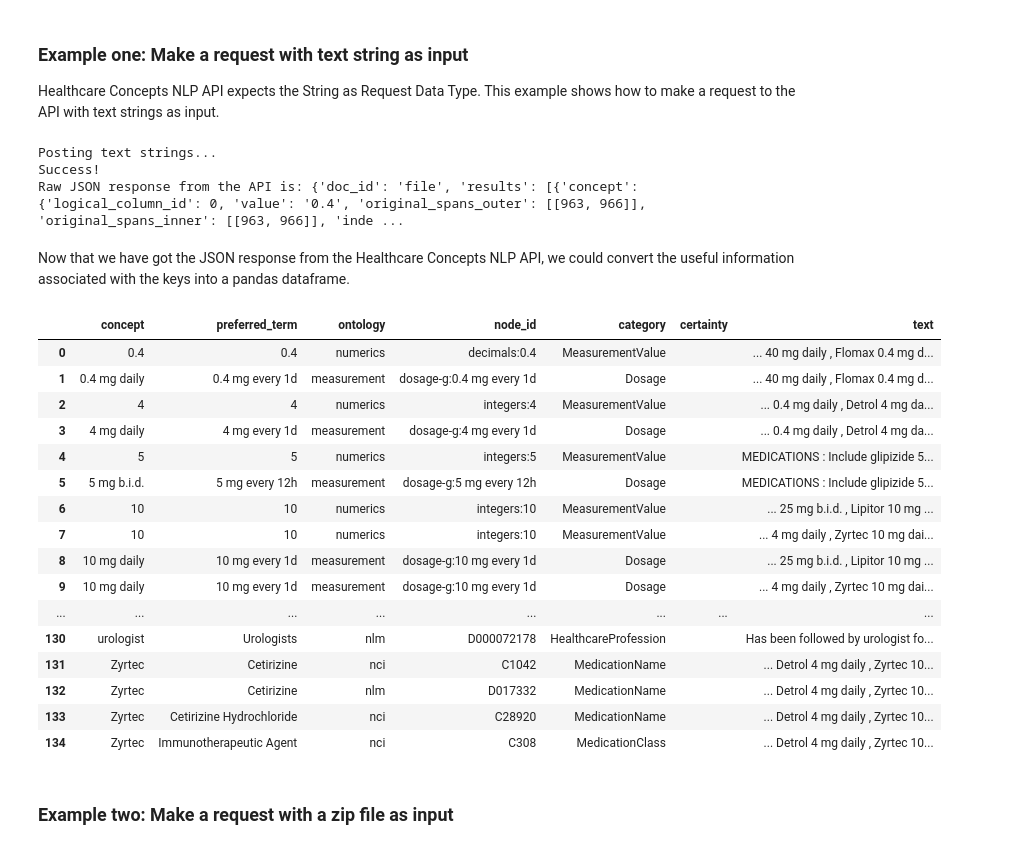
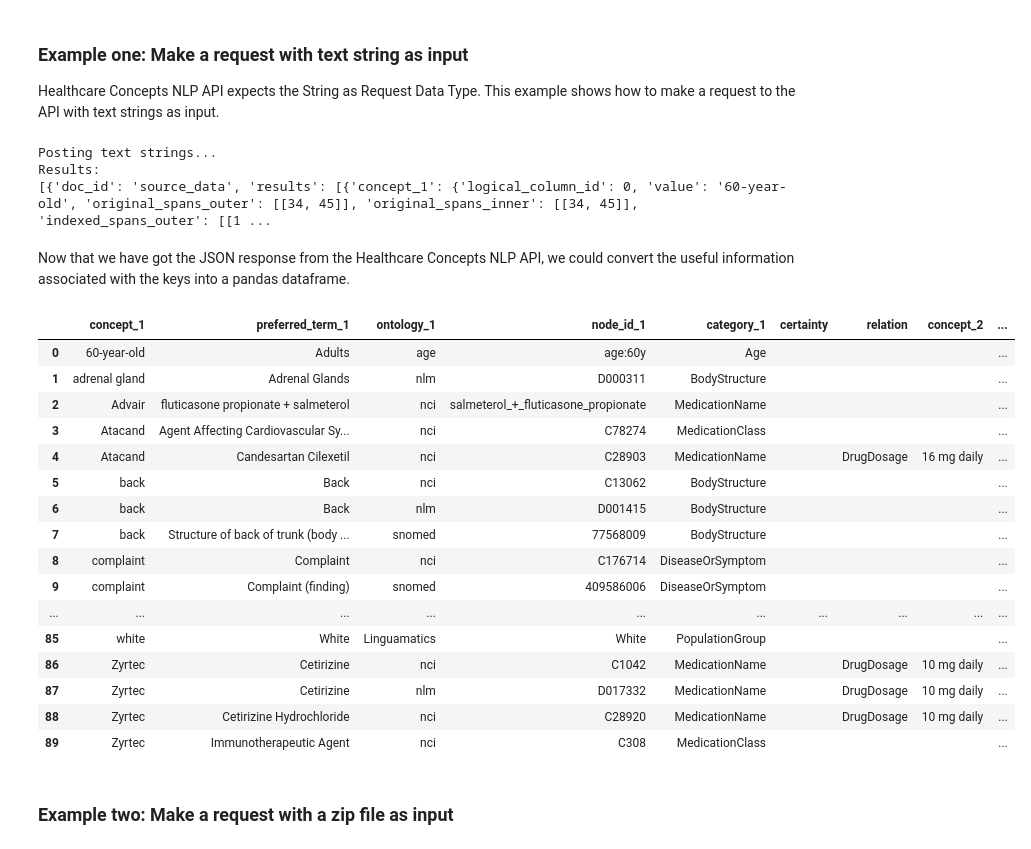
Before and after one commit to iqvianlp/api_notebooks, a Jupyter notebook: Healthcare Concepts.ipynb, the cells around one changed output. Saved outputs shown, nothing was run; the diff lists cells and outputs as text; code cells hidden in the pictures.

```diff
--- a/Healthcare Concepts.ipynb
+++ b/Healthcare Concepts.ipynb
@@ -46,62 +36,70 @@ Congratulations! Your credentials are accepted!
 Healthcare Concepts NLP API expects the String as Request Data Type. This example shows how to make a request to the API with text strings as input.
 # %%
 import requests
+import time
 
 # Define input text
 input_text = "HISTORY OF PRESENT ILLNESS:  This 60-year-old white male is referred to us by his medical physician with a complaint of recent finding of a both pancreatic lesion and lesions with left adrenal gland.  The patient's history dates back to at the end of the January of this past year when he began experiencing symptoms consistent with difficulty almost like a suffocating feeling whenever he would lie flat on his back.  He noticed whenever he would recline backwards, he would begin this feeling and it is so bad now that he can barely recline, very little before he has this feeling. He does have a history of frequent urination.  Has been followed by urologist for this.  There is no family history of pancreatic cancer.  There is a history of gallstone pancreatitis in the patient's sister. MEDICATIONS:  Include glipizide 5 mg b.i.d., metformin 500 mg b.i.d., Atacand 16 mg daily, metoprolol 25 mg b.i.d., Lipitor 10 mg daily, pantoprazole 40 mg daily, Flomax 0.4 mg daily, Detrol 4 mg daily, Zyrtec 10 mg daily, Advair Diskus 100/50 mcg one puff b.i.d., and fluticasone spray 50 mcg two sprays daily. PAST SURGICAL HISTORY:  He has not had any previous surgery."
 
 # Make a request
 print("Posting text strings...")
-response = requests.post(api_marketplace_url, headers=mkp_headers, files={'file': input_text})
+response = requests.post(api_marketplace_url, headers=mkp_headers, files={'source_data': input_text})
+
+# Poll the API until results are available
+while response.status_code == 202:
+    print('Results are not available yet. Waiting 5 seconds before polling again...')
+    time.sleep(5)
+    run_identifier = response.json()['id']
+    response = requests.get(url=f'{api_marketplace_url}/{run_identifier}', headers=headers)
 
 # Check the response
-if response.status_code == 200:
-    print("Success!")
-    body_json = response.json()
-    print(f"Raw JSON response from the API is: {body_json}")
-else:
-    raise Exception(f"Error: {response}")
+if response.status_code != 200:
+    raise Exception(f'Unexpected status code: {response.status_code}')
+results = response.json()
+
+# Print the results
+print(f'Results: \n{results}\n')
 # %% [output]
 Posting text strings...
-Success!
-Raw JSON response from the API is: {'doc_id': 'file', 'results': [{'concept': {'logical_column_id': 0, 'value': '0.4', 'original_spans_outer': [[963, 966]], 'original_spans_inner': [[963, 966]], 'inde ...
+Results:
+[{'doc_id': 'source_data', 'results': [{'concept_1': {'logical_column_id': 0, 'value': '60-year-old', 'original_spans_outer': [[34, 45]], 'original_spans_inner': [[34, 45]], 'indexed_spans_outer': [[1 ...
 # %% [markdown]
 Now that we have got the JSON response from the Healthcare Concepts NLP API, we could convert the useful information associated with the keys into a pandas dataframe.
 # %%
 import pandas as pd
 
 # initiate an empty dataframe
 df = pd.DataFrame()
 pd.set_option("display.max_rows", None, "display.max_columns", None, "display.width", 1000)
 
 # Retrieve main results from the JSON response, please note this cell would fail if the request failed in the last step
-results = body_json["results"]
-for result_dict in results:
-    df_dict = {}
-    for key, value_dict in result_dict.items():
-        df_dict[key] = value_dict['value']
-    df = pd.concat([df, pd.DataFrame.from_records([{**df_dict}])], ignore_index=True)
+for inner_results in results:
+    for result_dict in inner_results['results']:
+        df_dict = {}
+        for key, value_dict in result_dict.items():
+            df_dict[key] = value_dict['value']
+        df = pd.concat([df, pd.DataFrame.from_records([{**df_dict}])], ignore_index=True)
 
 # Check the dataframe
 df
 # %% [output]
-|  | concept | preferred_term | ontology | node_id | category | certainty | text |
-| 0 | 0.4 | 0.4 | numerics | decimals:0.4 | MeasurementValue |  | ... 40 mg daily , Flomax 0.4 mg d... |
-| 1 | 0.4 mg daily | 0.4 mg every 1d | measurement | dosage-g:0.4 mg every 1d | Dosage |  | ... 40 mg daily , Flomax 0.4 mg d... |
-| 2 | 4 | 4 | numerics | integers:4 | MeasurementValue |  | ... 0.4 mg daily , Detrol 4 mg da... |
-| 3 | 4 mg daily | 4 mg every 1d | measurement | dosage-g:4 mg every 1d | Dosage |  | ... 0.4 mg daily , Detrol 4 mg da... |
-| 4 | 5 | 5 | numerics | integers:5 | MeasurementValue |  | MEDICATIONS : Include glipizide 5... |
-| 5 | 5 mg b.i.d. | 5 mg every 12h | measurement | dosage-g:5 mg every 12h | Dosage |  | MEDICATIONS : Include glipizide 5... |
-| 6 | 10 | 10 | numerics | integers:10 | MeasurementValue |  | ... 25 mg b.i.d. , Lipitor 10 mg ... |
-| 7 | 10 | 10 | numerics | integers:10 | MeasurementValue |  | ... 4 mg daily , Zyrtec 10 mg dai... |
-| 8 | 10 mg daily | 10 mg every 1d | measurement | dosage-g:10 mg every 1d | Dosage |  | ... 25 mg b.i.d. , Lipitor 10 mg ... |
-| 9 | 10 mg daily | 10 mg every 1d | measurement | dosage-g:10 mg every 1d | Dosage |  | ... 4 mg daily , Zyrtec 10 mg dai... |
-| ... | ... | ... | ... | ... | ... | ... | ... |
-| 130 | urologist | Urologists | nlm | D000072178 | HealthcareProfession |  | Has been followed by urologist fo... |
-| 131 | Zyrtec | Cetirizine | nci | C1042 | MedicationName |  | ... Detrol 4 mg daily , Zyrtec 10... |
-| 132 | Zyrtec | Cetirizine | nlm | D017332 | MedicationName |  | ... Detrol 4 mg daily , Zyrtec 10... |
-| 133 | Zyrtec | Cetirizine Hydrochloride | nci | C28920 | MedicationName |  | ... Detrol 4 mg daily , Zyrtec 10... |
-| 134 | Zyrtec | Immunotherapeutic Agent | nci | C308 | MedicationClass |  | ... Detrol 4 mg daily , Zyrtec 10... |
+|  | concept_1 | preferred_term_1 | ontology_1 | node_id_1 | category_1 | certainty | relation | concept_2 | ... |
+| 0 | 60-year-old | Adults | age | age:60y | Age |  |  |  | ... |
+| 1 | adrenal gland | Adrenal Glands | nlm | D000311 | BodyStructure |  |  |  | ... |
+| 2 | Advair | fluticasone propionate + salmeterol | nci | salmeterol_+_fluticasone_propionate | MedicationName |  |  |  | ... |
+| 3 | Atacand | Agent Affecting Cardiovascular Sy... | nci | C78274 | MedicationClass |  |  |  | ... |
+| 4 | Atacand | Candesartan Cilexetil | nci | C28903 | MedicationName |  | DrugDosage | 16 mg daily | ... |
+| 5 | back | Back | nci | C13062 | BodyStructure |  |  |  | ... |
+| 6 | back | Back | nlm | D001415 | BodyStructure |  |  |  | ... |
+| 7 | back | Structure of back of trunk (body ... | snomed | 77568009 | BodyStructure |  |  |  | ... |
+| 8 | complaint | Complaint | nci | C176714 | DiseaseOrSymptom |  |  |  | ... |
+| 9 | complaint | Complaint (finding) | snomed | 409586006 | DiseaseOrSymptom |  |  |  | ... |
+| ... | ... | ... | ... | ... | ... | ... | ... | ... | ... |
+| 85 | white | White | Linguamatics | White | PopulationGroup |  |  |  | ... |
+| 86 | Zyrtec | Cetirizine | nci | C1042 | MedicationName |  | DrugDosage | 10 mg daily | ... |
+| 87 | Zyrtec | Cetirizine | nlm | D017332 | MedicationName |  | DrugDosage | 10 mg daily | ... |
+| 88 | Zyrtec | Cetirizine Hydrochloride | nci | C28920 | MedicationName |  | DrugDosage | 10 mg daily | ... |
+| 89 | Zyrtec | Immunotherapeutic Agent | nci | C308 | MedicationClass |  |  |  | ... |
 # %% [markdown]
 ### Example two: Make a request with a zip file as input
 # %%
```
Also changed, not shown: parts of 3 cells of this notebook, 14 other files.
